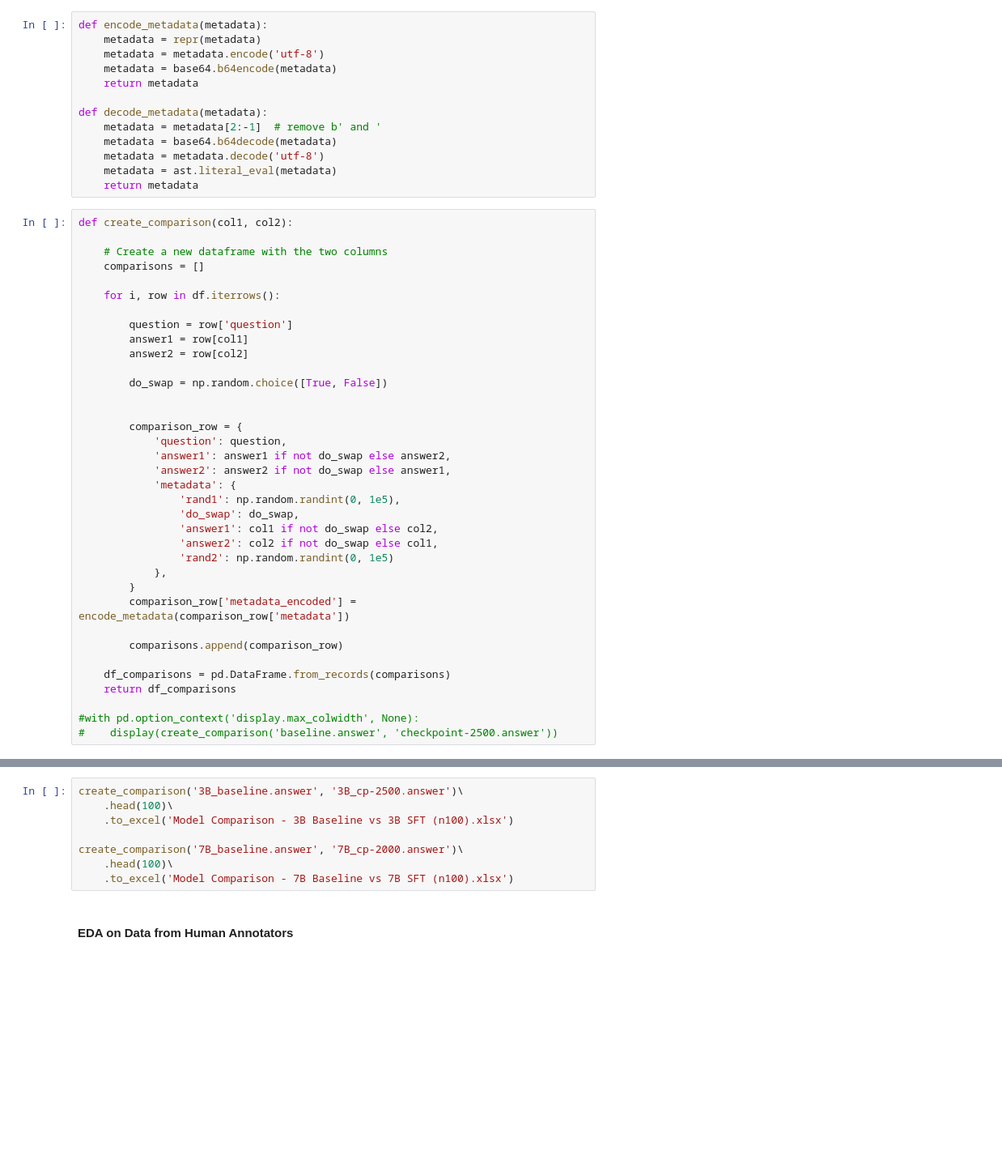
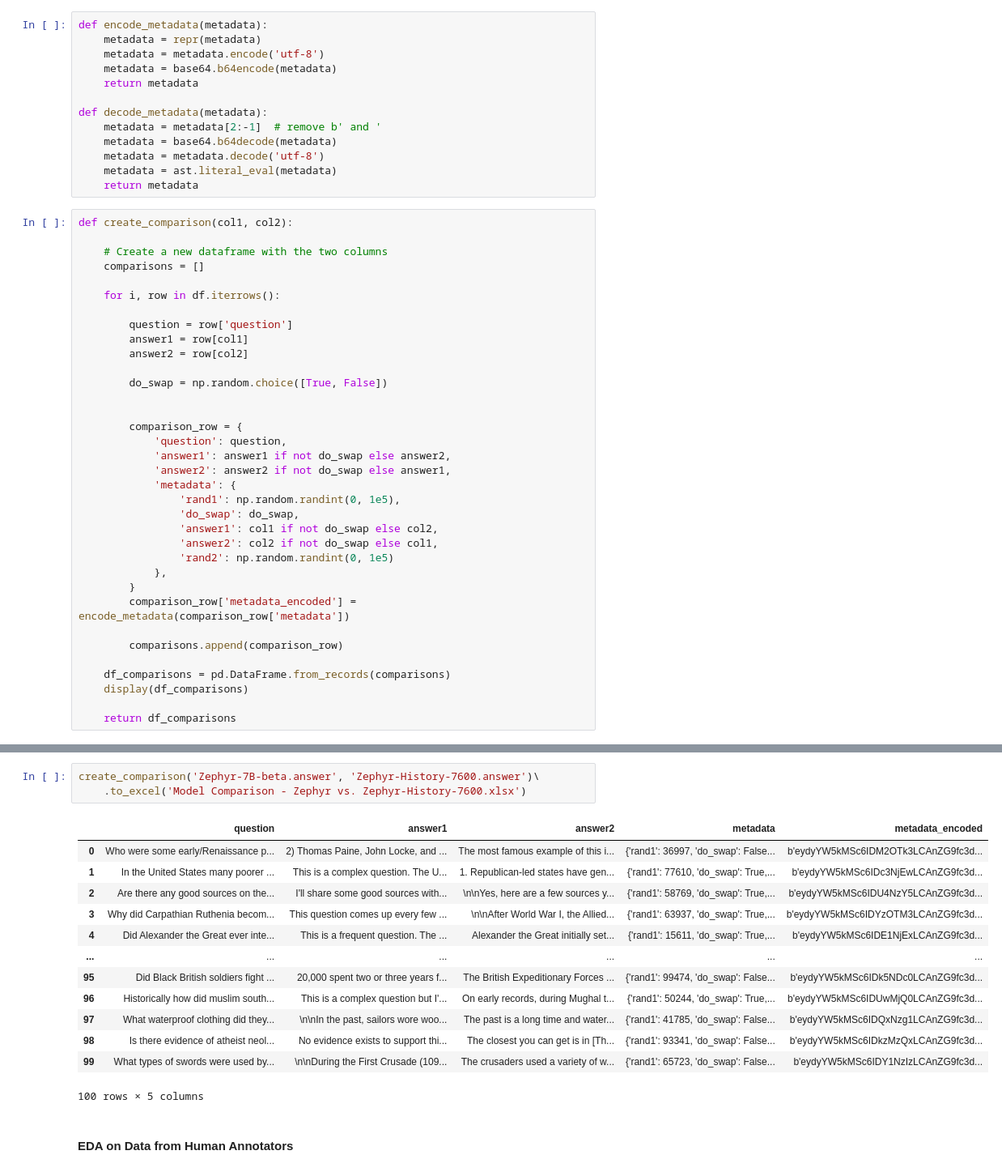
Before and after one commit to aiintelligentsystems/askhistorians-knowledge-filling, a Jupyter notebook: notebooks/model_comparison_askhistorians.ipynb, the cells around one changed output, grey strips where cells are left out. Shown: that part at 81% size. Cells and saved outputs as stored; diff of their text form; blank space fills up the shorter version.

```diff
--- a/notebooks/model_comparison_askhistorians.ipynb
+++ b/notebooks/model_comparison_askhistorians.ipynb
@@ -211,10 +233,9 @@ def create_comparison(col1, col2):
         comparisons.append(comparison_row)
 
     df_comparisons = pd.DataFrame.from_records(comparisons)
+    display(df_comparisons)
+
     return df_comparisons
-
-#with pd.option_context('display.max_colwidth', None):
-#    display(create_comparison('baseline.answer', 'checkpoint-2500.answer'))
 # %%
 df.columns
 # %% [output]
@@ -225,12 +247,21 @@ Index(['question', '7B_dpo_cp-10000.answer', '7B_dpo_cp-10000.reward',
       dtype='object')
-# %%
-create_comparison('3B_baseline.answer', '3B_cp-2500.answer')\
-    .head(100)\
-    .to_excel('Model Comparison - 3B Baseline vs 3B SFT (n100).xlsx')
-
-create_comparison('7B_baseline.answer', '7B_cp-2000.answer')\
-    .head(100)\
-    .to_excel('Model Comparison - 7B Baseline vs 7B SFT (n100).xlsx')
+# %%
+create_comparison('Zephyr-7B-beta.answer', 'Zephyr-History-7600.answer')\
+    .to_excel('Model Comparison - Zephyr vs. Zephyr-History-7600.xlsx')
+# %% [output]
+|  | question | answer1 | answer2 | metadata | metadata_encoded |
+| 0 | Who were some early/Renaissance p... | 2) Thomas Paine, John Locke, and ... | The most famous example of this i... | {'rand1': 36997, 'do_swap': False... | b'eydyYW5kMSc6IDM2OTk3LCAnZG9fc3d... |
+| 1 | In the United States many poorer ... | This is a complex question. The U... | 1. Republican-led states have gen... | {'rand1': 77610, 'do_swap': True,... | b'eydyYW5kMSc6IDc3NjEwLCAnZG9fc3d... |
+| 2 | Are there any good sources on the... | I'll share some good sources with... | \n\nYes, here are a few sources y... | {'rand1': 58769, 'do_swap': True,... | b'eydyYW5kMSc6IDU4NzY5LCAnZG9fc3d... |
+| 3 | Why did Carpathian Ruthenia becom... | This question comes up every few ... | \n\nAfter World War I, the Allied... | {'rand1': 63937, 'do_swap': True,... | b'eydyYW5kMSc6IDYzOTM3LCAnZG9fc3d... |
+| 4 | Did Alexander the Great ever inte... | This is a frequent question. The ... | Alexander the Great initially set... | {'rand1': 15611, 'do_swap': True,... | b'eydyYW5kMSc6IDE1NjExLCAnZG9fc3d... |
+| ... | ... | ... | ... | ... | ... |
+| 95 | Did Black British soldiers fight ... | 20,000 spent two or three years f... | The British Expeditionary Forces ... | {'rand1': 99474, 'do_swap': False... | b'eydyYW5kMSc6IDk5NDc0LCAnZG9fc3d... |
+| 96 | Historically how did muslim south... | This is a complex question but I'... | On early records, during Mughal t... | {'rand1': 50244, 'do_swap': True,... | b'eydyYW5kMSc6IDUwMjQ0LCAnZG9fc3d... |
+| 97 | What waterproof clothing did they... | \n\nIn the past, sailors wore woo... | The past is a long time and water... | {'rand1': 41785, 'do_swap': False... | b'eydyYW5kMSc6IDQxNzg1LCAnZG9fc3d... |
+| 98 | Is there evidence of atheist neol... | No evidence exists to support thi... | The closest you can get is in [Th... | {'rand1': 93341, 'do_swap': False... | b'eydyYW5kMSc6IDkzMzQxLCAnZG9fc3d... |
+| 99 | What types of swords were used by... | \n\nDuring the First Crusade (109... | The crusaders used a variety of w... | {'rand1': 65723, 'do_swap': False... | b'eydyYW5kMSc6IDY1NzIzLCAnZG9fc3d... |
+100 rows × 5 columns
 # %% [markdown]
 #### EDA on Data from Human Annotators
 # %% [markdown]
```
Also changed, not shown: parts of 15 cells of this notebook, 5 other files.
